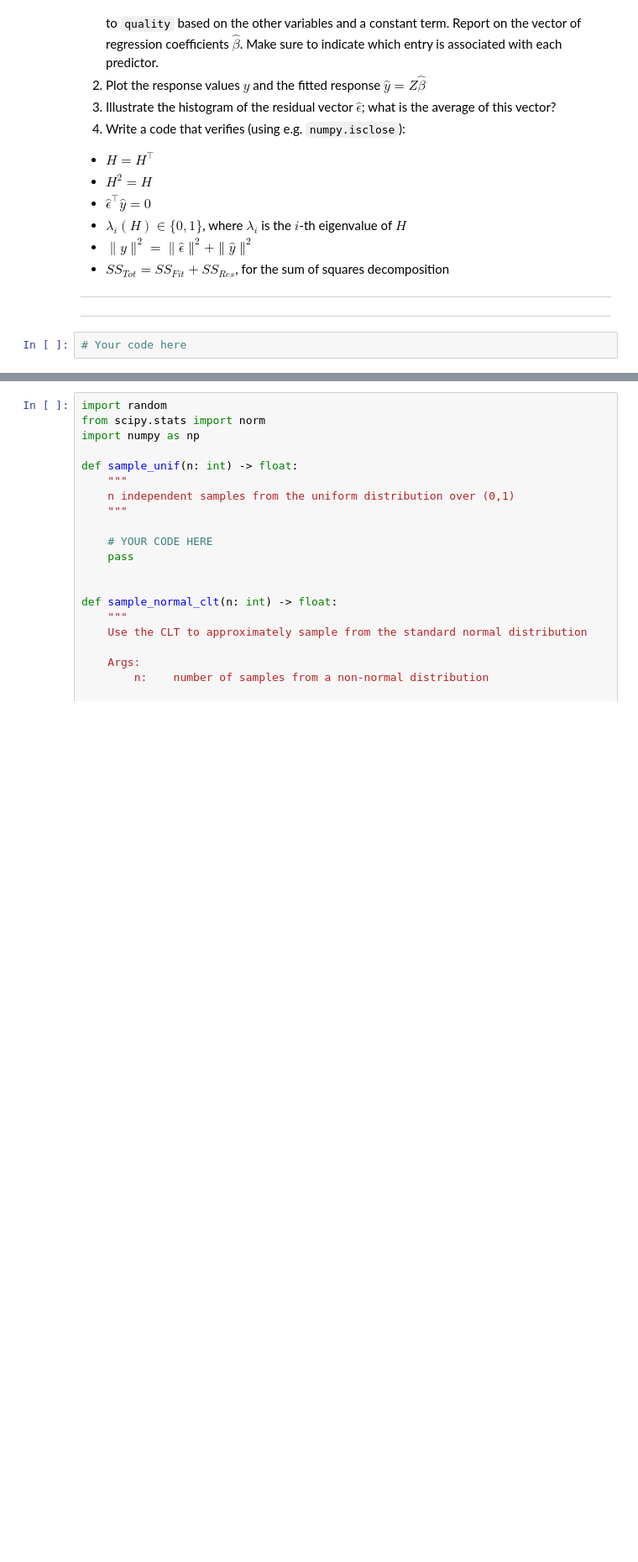
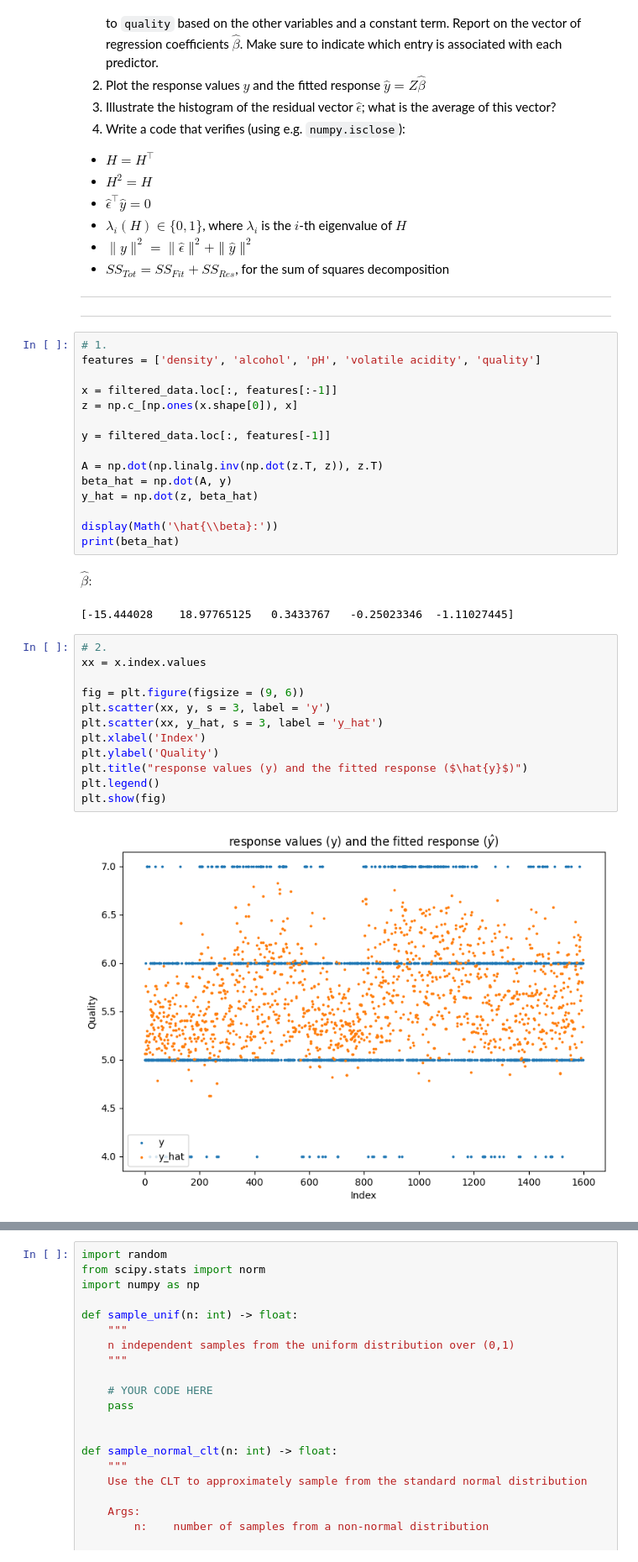
Before and after one commit to BDR2939/Advanced-statistics, a Jupyter notebook: hw1.ipynb, the cells around one changed output, grey strips where cells are left out. Shown at 84% size. Saved outputs shown, nothing was run; the diff lists cells and outputs as text; blank space fills up the shorter version.

```diff
--- a/hw1.ipynb
+++ b/hw1.ipynb
@@ -289,5 +309,35 @@ plt.show()
 
 <hr>
 <hr>
-# %%
-# Your code here
+# %%
+# 1.
+features = ['density', 'alcohol', 'pH', 'volatile acidity', 'quality']
+
+x = filtered_data.loc[:, features[:-1]]
+z = np.c_[np.ones(x.shape[0]), x]
+
+y = filtered_data.loc[:, features[-1]]
+
+A = np.dot(np.linalg.inv(np.dot(z.T, z)), z.T)
+beta_hat = np.dot(A, y)
+y_hat = np.dot(z, beta_hat)
+
+display(Math('\hat{\\beta}:'))
+print(beta_hat)
+# %% [output]
+$\displaystyle \hat{\beta}:$
+[-15.444028    18.97765125   0.3433767   -0.25023346  -1.11027445]
+# %%
+# 2.
+xx = x.index.values
+
+fig = plt.figure(figsize = (9, 6))
+plt.scatter(xx, y, s = 3, label = 'y')
+plt.scatter(xx, y_hat, s = 3, label = 'y_hat')
+plt.xlabel('Index')
+plt.ylabel('Quality')
+plt.title("response values (y) and the fitted response ($\hat{y}$)")
+plt.legend()
+plt.show(fig)
+# %% [output]
+[figure, added]
```
Also changed, not shown: parts of 8 cells of this notebook.
